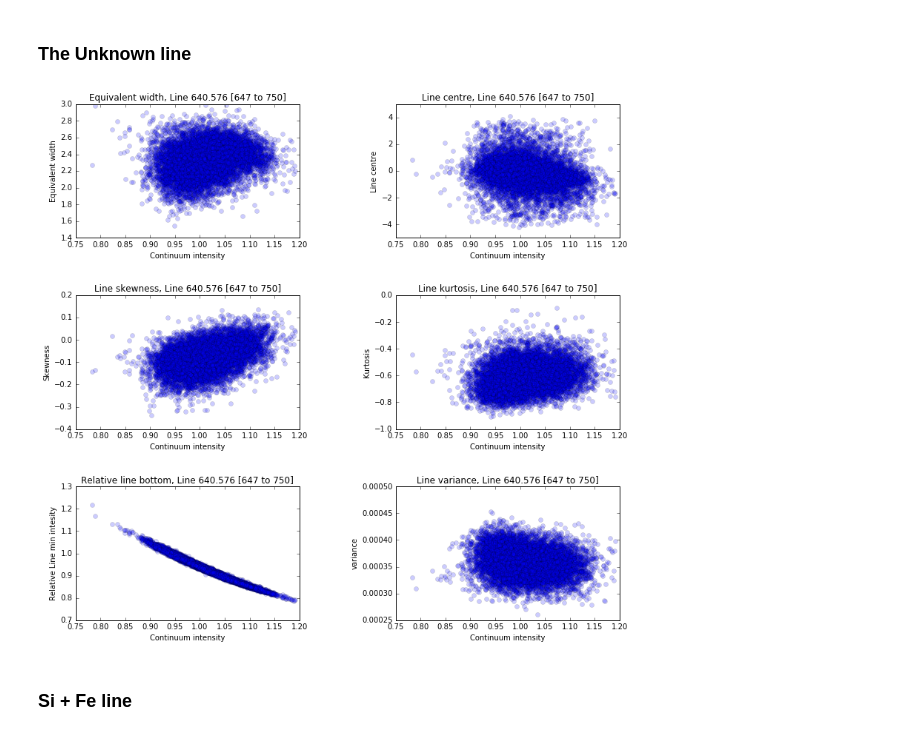
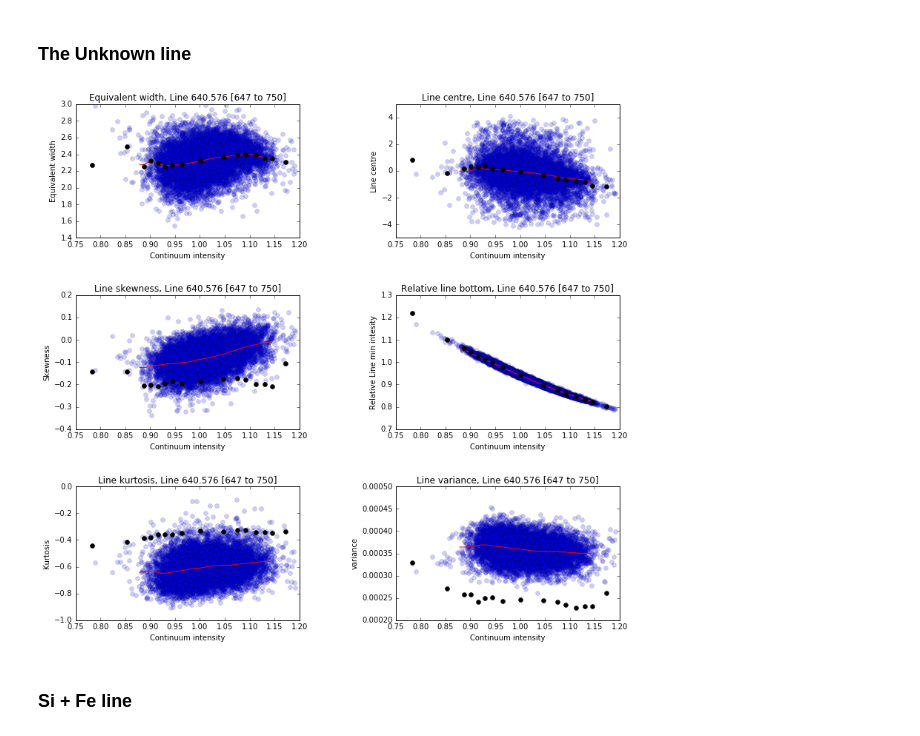
Before and after one commit to Tobychev/Danspectra, a Jupyter notebook: 6405_region.ipynb, the cells around one changed output. Drawn from its saved outputs; the diff is of its cells as text; code cells hidden in the pictures.

```diff
--- a/6405_region.ipynb
+++ b/6405_region.ipynb
@@ -116,9 +122,15 @@ vis.plot_linemap(mesFeI,FeI)
 # %% [markdown]
 ### The Unknown line
-# %%
-vis.plot_linemap(mesmyst,myst)
-# %% [output]
-[figure, removed]
+# %%
+quant = mesmyst[con].reshape(-1)
+#binned = lin.binned_framegroup(myst,s6405_t5p,quant,mesmyst[err] < np.percentile(mesmyst[err],89))
+mesBinnMyst = binned.measure()
+
+#pl.plot(binned.cont.reshape(-1),mesBinnMyst[ew],'ko')
+#pl.show()
+vis.plot_linemap(mesmyst,myst,binned=(mesBinnMyst,binned.cont.reshape(-1)))
+# %% [output]
+[figure, added]
 # %% [markdown]
 ### Si + Fe line
 # %%
```
Also changed, not shown: parts of 7 cells of this notebook, 1 other file.
